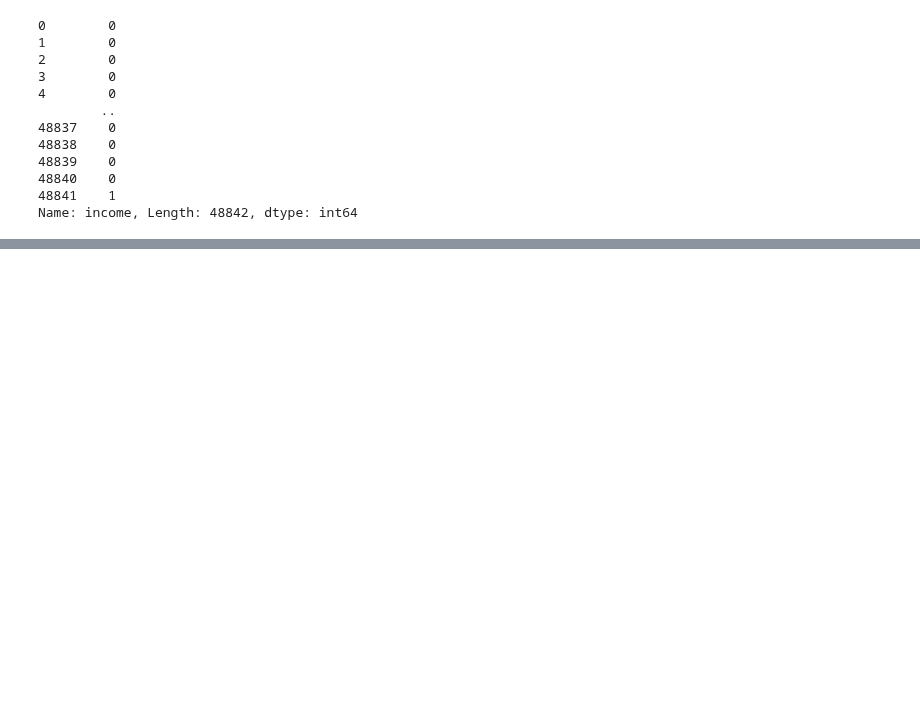
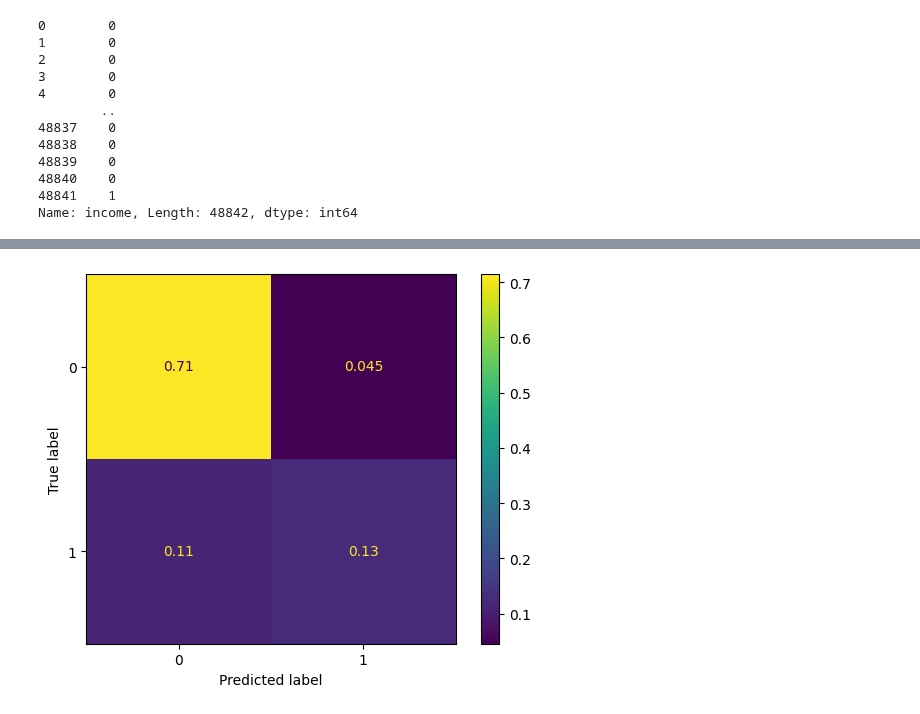
Before and after one commit to jeff0167/Data_And_Things, a Jupyter notebook: Exercises in Fairness in Machine Learning.ipynb, the cells around one changed output, grey strips where cells are left out. Cells and saved outputs as stored; diff of their text form; code cells hidden in the pictures; blank space fills up the shorter version.

```diff
--- a/Exercises in Fairness in Machine Learning.ipynb
+++ b/Exercises in Fairness in Machine Learning.ipynb
@@ -231,0 +213,7 @@ Name: income, Length: 48842, dtype: int64
+# %%
+X_train, X_test, y_train, y_test = train_test_split(X, y, test_size=0.3, random_state=123)
+# %%
+xgb_model = xgb.XGBClassifier()
+xgb_model.fit(X_train, y_train)
+y_pred_train = xgb_model.predict(X_train)
+y_pred_test = xgb_model.predict(X_test)
@@ -231,0 +242,5 @@ Name: income, Length: 48842, dtype: int64
+# %%
+ConfusionMatrixDisplay(confusion_matrix(y_train, y_pred_train, normalize='all')).plot() # procentage, added together adds up to one(100%)
+plt.show()
+# %% [output]
+[figure, added]
```
Also changed, not shown: parts of 44 cells of this notebook, 1 other file.
